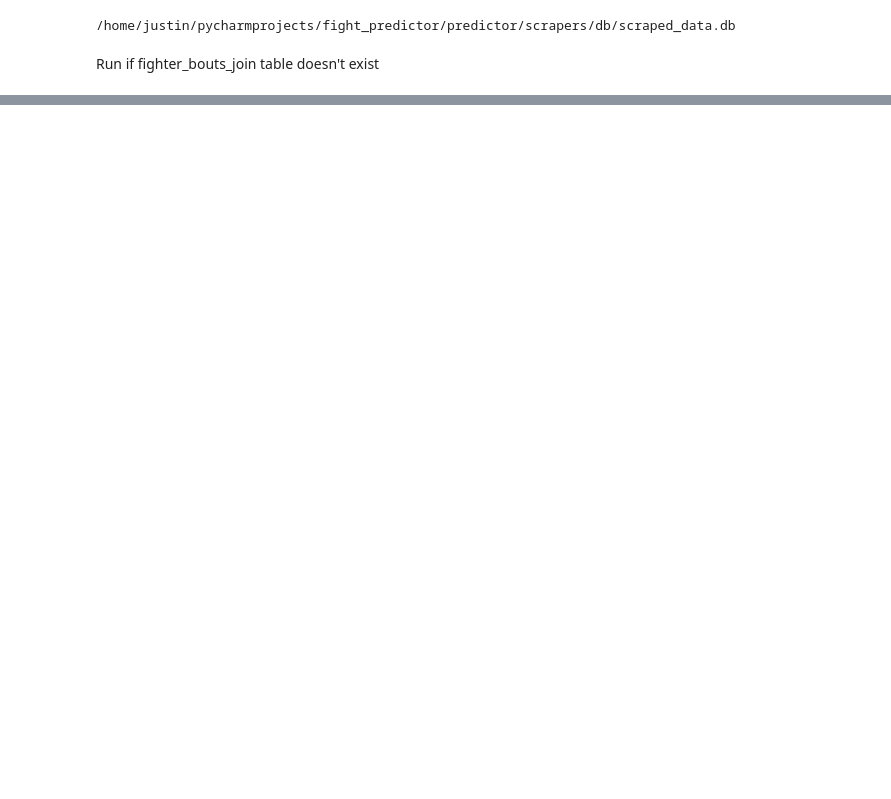
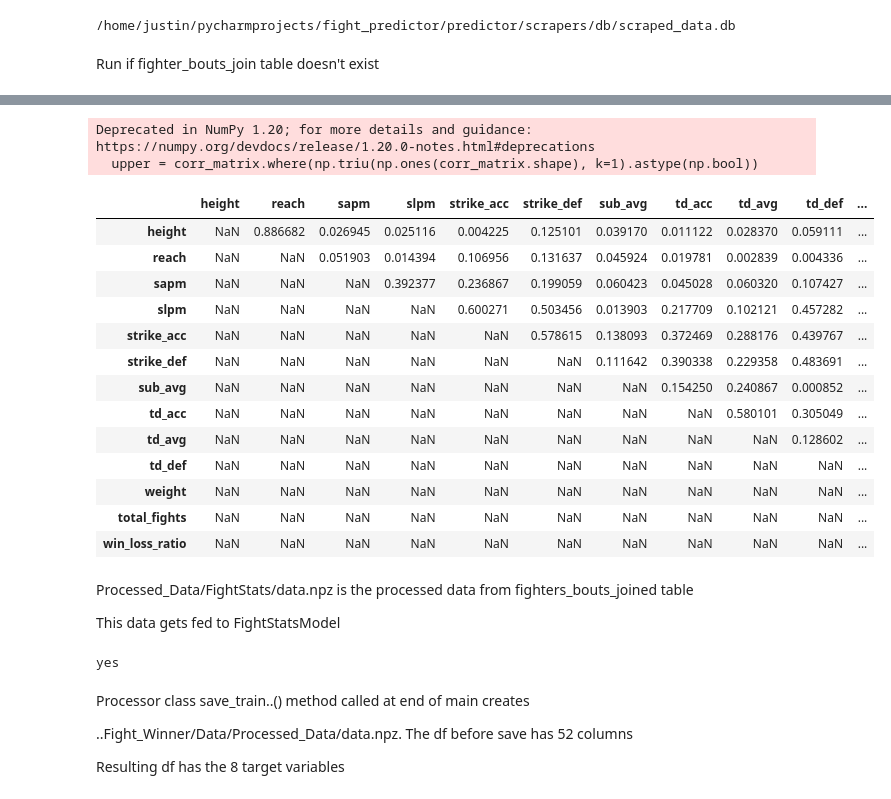
Before and after one commit to shere-khan/fight_predictor, a Jupyter notebook: predictor/Notebooks/Untitled.ipynb, the cells around one changed output, grey strips where cells are left out. Saved outputs shown, nothing was run; the diff lists cells and outputs as text; code cells hidden in the pictures; blank space fills up the shorter version.

```diff
--- a/predictor/Notebooks/Untitled.ipynb
+++ b/predictor/Notebooks/Untitled.ipynb
@@ -99,0 +175,24 @@ saving at /home/justin/pycharmprojects/fight_predictor/predictor/Data/Processed_
+# %%
+# Create correlation matrix
+corr_matrix = corcolsdf.corr().abs()
+
+# Select upper triangle of correlation matrix
+upper = corr_matrix.where(np.triu(np.ones(corr_matrix.shape), k=1).astype(np.bool))
+upper
+# %% [output]
+Deprecated in NumPy 1.20; for more details and guidance: https://numpy.org/devdocs/release/1.20.0-notes.html#deprecations
+  upper = corr_matrix.where(np.triu(np.ones(corr_matrix.shape), k=1).astype(np.bool))
+|  | height | reach | sapm | slpm | strike_acc | strike_def | sub_avg | td_acc | td_avg | td_def | ... |
+| height | NaN | 0.886682 | 0.026945 | 0.025116 | 0.004225 | 0.125101 | 0.039170 | 0.011122 | 0.028370 | 0.059111 | ... |
+| reach | NaN | NaN | 0.051903 | 0.014394 | 0.106956 | 0.131637 | 0.045924 | 0.019781 | 0.002839 | 0.004336 | ... |
+| sapm | NaN | NaN | NaN | 0.392377 | 0.236867 | 0.199059 | 0.060423 | 0.045028 | 0.060320 | 0.107427 | ... |
+| slpm | NaN | NaN | NaN | NaN | 0.600271 | 0.503456 | 0.013903 | 0.217709 | 0.102121 | 0.457282 | ... |
+| strike_acc | NaN | NaN | NaN | NaN | NaN | 0.578615 | 0.138093 | 0.372469 | 0.288176 | 0.439767 | ... |
+| strike_def | NaN | NaN | NaN | NaN | NaN | NaN | 0.111642 | 0.390338 | 0.229358 | 0.483691 | ... |
+| sub_avg | NaN | NaN | NaN | NaN | NaN | NaN | NaN | 0.154250 | 0.240867 | 0.000852 | ... |
+| td_acc | NaN | NaN | NaN | NaN | NaN | NaN | NaN | NaN | 0.580101 | 0.305049 | ... |
+| td_avg | NaN | NaN | NaN | NaN | NaN | NaN | NaN | NaN | NaN | 0.128602 | ... |
+| td_def | NaN | NaN | NaN | NaN | NaN | NaN | NaN | NaN | NaN | NaN | ... |
+| weight | NaN | NaN | NaN | NaN | NaN | NaN | NaN | NaN | NaN | NaN | ... |
+| total_fights | NaN | NaN | NaN | NaN | NaN | NaN | NaN | NaN | NaN | NaN | ... |
+| win_loss_ratio | NaN | NaN | NaN | NaN | NaN | NaN | NaN | NaN | NaN | NaN | ... |
@@ -99,0 +212,15 @@ saving at /home/justin/pycharmprojects/fight_predictor/predictor/Data/Processed_
+# %% [markdown]
+
+Processed_Data/FightStats/data.npz is the processed data from fighters_bouts_joined table
+
+This data gets fed to FightStatsModel
+# %%
+print("yes")
+# %% [output]
+yes
+# %% [markdown]
+Processor class save_train..() method called at end of main creates
+
+..Fight_Winner/Data/Processed_Data/data.npz. The df before save has 52 columns
+
+Resulting df has the 8 target variables
```
Also changed, not shown: parts of 25 cells of this notebook, 8 other files.
